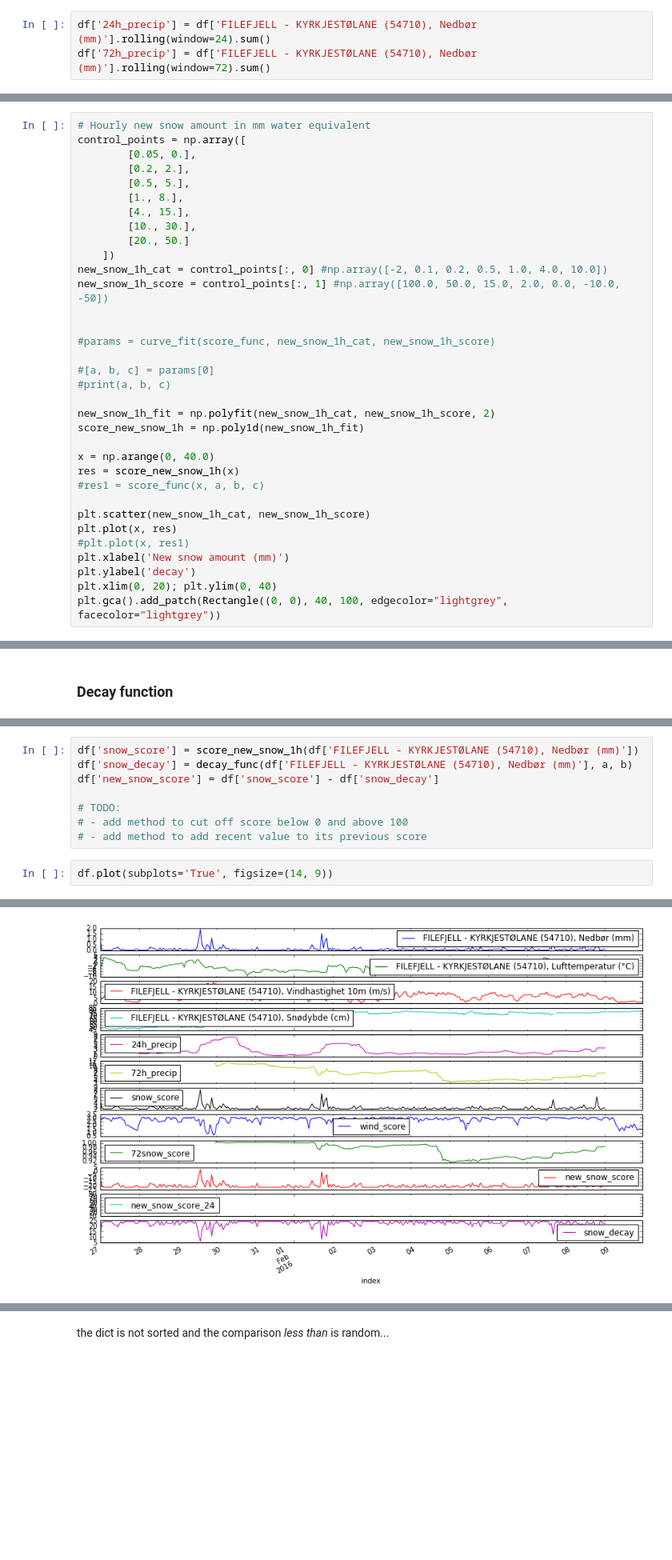
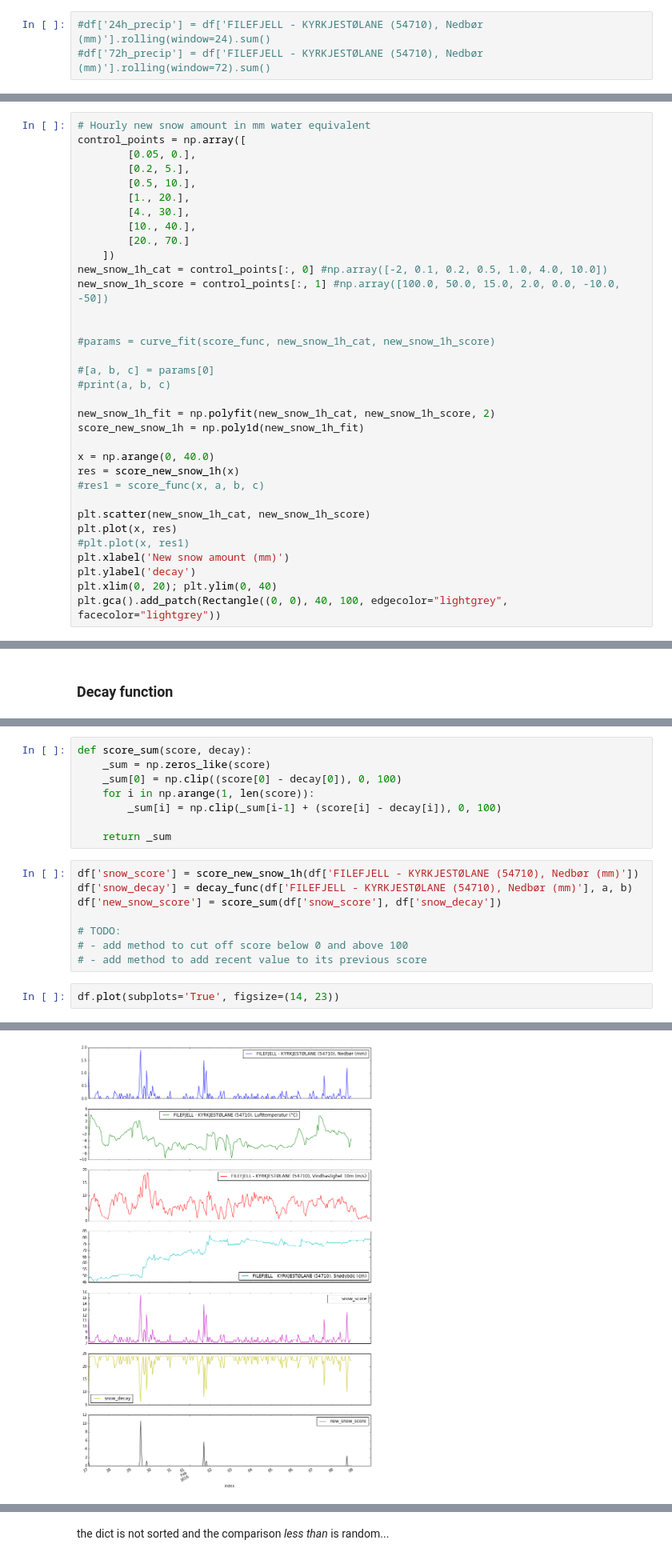
Before and after one commit to kmunve/APS, a Jupyter notebook: aps/notebooks/new_snow_problem.ipynb, the cells around one changed output, grey strips where cells are left out. Shown at 80% size. Cells and saved outputs as stored; diff of their text form; blank space fills up the shorter version.

Commit message:
Commit before cleaning new_snow_problem

```diff
--- a/aps/notebooks/new_snow_problem.ipynb
+++ b/aps/notebooks/new_snow_problem.ipynb
@@ -182,8 +182,8 @@ Derive required input for new snow problem:
 - new snow amount last 24-72 h
 - temperature gradient last 6 h (relate temperature to settling rate of previous snow falls)
 # %%
-df['24h_precip'] = df['FILEFJELL - KYRKJESTØLANE (54710), Nedbør (mm)'].rolling(window=24).sum()
-df['72h_precip'] = df['FILEFJELL - KYRKJESTØLANE (54710), Nedbør (mm)'].rolling(window=72).sum()
+#df['24h_precip'] = df['FILEFJELL - KYRKJESTØLANE (54710), Nedbør (mm)'].rolling(window=24).sum()
+#df['72h_precip'] = df['FILEFJELL - KYRKJESTØLANE (54710), Nedbør (mm)'].rolling(window=72).sum()
 # %%
 # add function the treats the occurence of rain -> no new_snow_score, drastically reduce wind_score
 df['snow_score'] = score_new_snow_24h(df['24h_precip']*10.0)
@@ -258,12 +258,12 @@ def decay_func(x, a, b):
 # Hourly new snow amount in mm water equivalent
 control_points = np.array([
         [0.05, 0.],
-        [0.2, 2.],
-        [0.5, 5.],
-        [1., 8.],
-        [4., 15.],
-        [10., 30.],
-        [20., 50.]
+        [0.2, 5.],
+        [0.5, 10.],
+        [1., 20.],
+        [4., 30.],
+        [10., 40.],
+        [20., 70.]
     ])
 new_snow_1h_cat = control_points[:, 0] #np.array([-2, 0.1, 0.2, 0.5, 1.0, 4.0, 10.0])
 new_snow_1h_score = control_points[:, 1] #np.array([100.0, 50.0, 15.0, 2.0, 0.0, -10.0, -50])
@@ -327,16 +327,24 @@ plt.gca().add_patch(Rectangle((0, 0), 40, 100, edgecolor="lightgrey", facecolor=
 24.0304613284 0.487520272089
 <matplotlib.patches.Rectangle at 0x...>
 [figure]
+# %%
+def score_sum(score, decay):
+    _sum = np.zeros_like(score)
+    _sum[0] = np.clip((score[0] - decay[0]), 0, 100)
+    for i in np.arange(1, len(score)):
+        _sum[i] = np.clip(_sum[i-1] + (score[i] - decay[i]), 0, 100)
+
+    return _sum
 # %%
 df['snow_score'] = score_new_snow_1h(df['FILEFJELL - KYRKJESTØLANE (54710), Nedbør (mm)'])
 df['snow_decay'] = decay_func(df['FILEFJELL - KYRKJESTØLANE (54710), Nedbør (mm)'], a, b)
-df['new_snow_score'] = df['snow_score'] - df['snow_decay']
+df['new_snow_score'] = score_sum(df['snow_score'], df['snow_decay'])
 
 # TODO:
 # - add method to cut off score below 0 and above 100
 # - add method to add recent value to its previous score
 # %%
-df.plot(subplots='True', figsize=(14, 9))
+df.plot(subplots='True', figsize=(14, 23))
 # %% [output]
 array([<matplotlib.axes._subplots.AxesSubplot object at 0x...>,
        <matplotlib.axes._subplots.AxesSubplot object at 0x...>,
@@ -352,5 +355,5 @@ array([<matplotlib.axes._subplots.AxesSubplot object at 0x...>,
        <matplotlib.axes._subplots.AxesSubplot object at 0x...>], dtype=object)
-[figure, old version]
+[figure, new version]
 # %% [markdown]
 # Random scripting testing
 # %%
```
Also changed, not shown: parts of 2 cells of this notebook.
